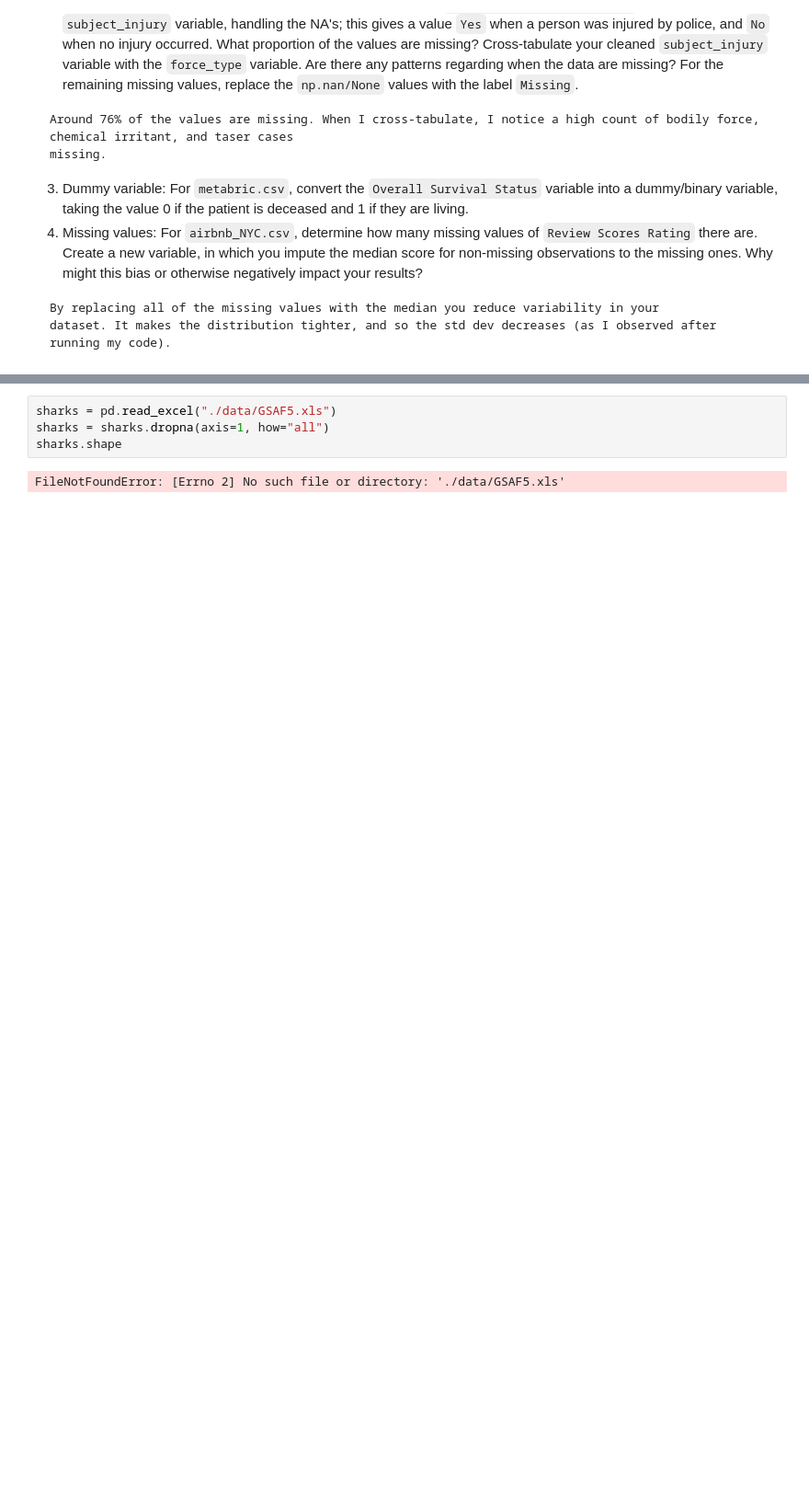
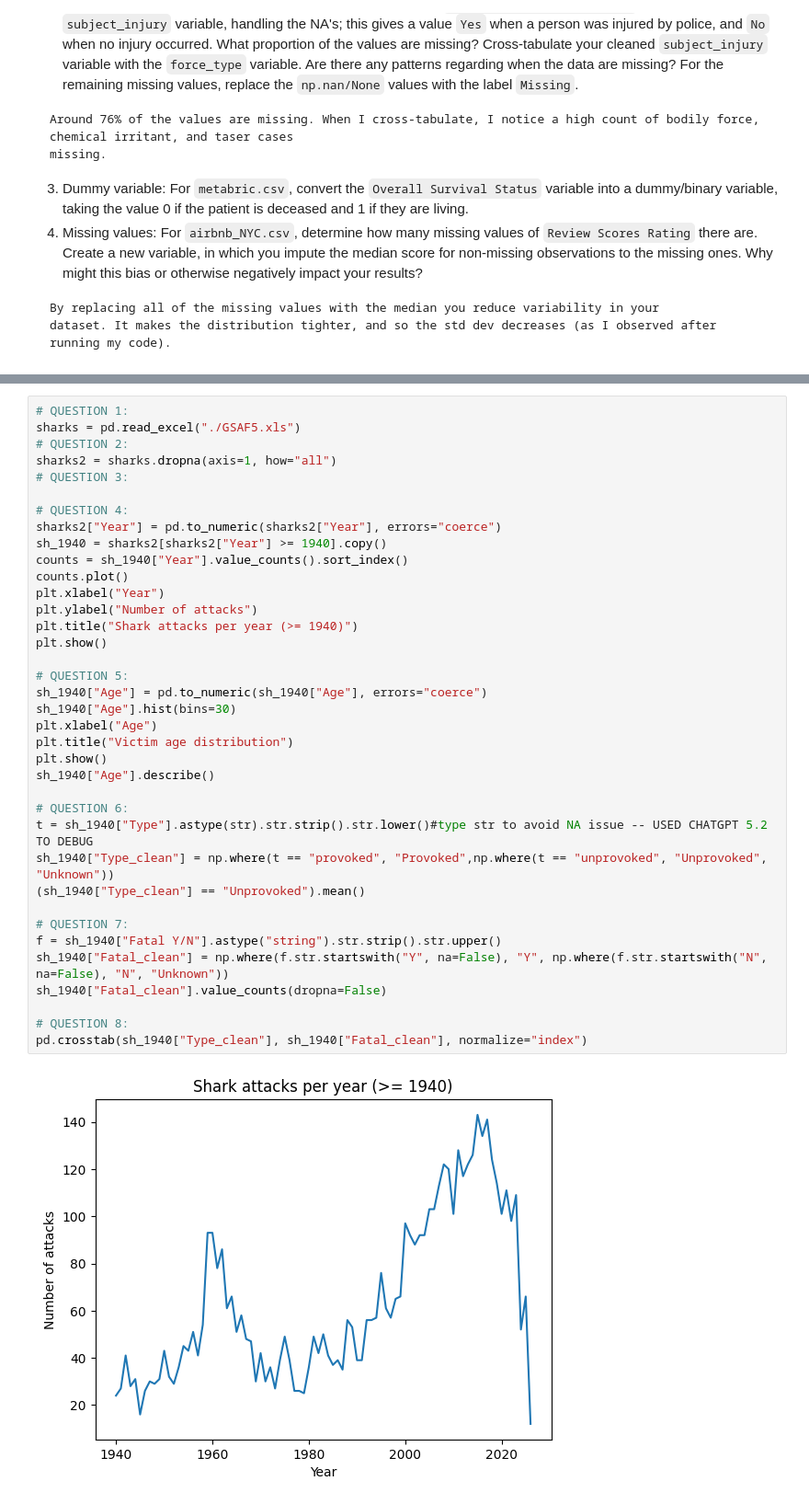
Before and after one commit to asongg/undergrad_ml_assignments, a Jupyter notebook: 01_assignment_wrangling_and_eda.ipynb, the cells around one changed output, grey strips where cells are left out. Shown at 92% size. Saved outputs shown, nothing was run; the diff lists cells and outputs as text; blank space fills up the shorter version.

```diff
--- a/01_assignment_wrangling_and_eda.ipynb
+++ b/01_assignment_wrangling_and_eda.ipynb
@@ -120,6 +141,39 @@ airbnb[["Review Scores Rating", "Review Scores Rating (NaN)"]].describe()
 # %%
-sharks = pd.read_excel("./data/GSAF5.xls")
-sharks = sharks.dropna(axis=1, how="all")
-sharks.shape
+# QUESTION 1:
+sharks = pd.read_excel("./GSAF5.xls")
+# QUESTION 2:
+sharks2 = sharks.dropna(axis=1, how="all")
+# QUESTION 3:
+
+# QUESTION 4:
+sharks2["Year"] = pd.to_numeric(sharks2["Year"], errors="coerce")
+sh_1940 = sharks2[sharks2["Year"] >= 1940].copy()
+counts = sh_1940["Year"].value_counts().sort_index()
+counts.plot()
+plt.xlabel("Year")
+plt.ylabel("Number of attacks")
+plt.title("Shark attacks per year (>= 1940)")
+plt.show()
+
+# QUESTION 5:
+sh_1940["Age"] = pd.to_numeric(sh_1940["Age"], errors="coerce")
+sh_1940["Age"].hist(bins=30)
+plt.xlabel("Age")
+plt.title("Victim age distribution")
+plt.show()
+sh_1940["Age"].describe()
+
+# QUESTION 6:
+t = sh_1940["Type"].astype(str).str.strip().str.lower()#type str to avoid NA issue -- USED CHATGPT 5.2 TO DEBUG
+sh_1940["Type_clean"] = np.where(t == "provoked", "Provoked",np.where(t == "unprovoked", "Unprovoked", "Unknown"))
+(sh_1940["Type_clean"] == "Unprovoked").mean()
+
+# QUESTION 7:
+f = sh_1940["Fatal Y/N"].astype("string").str.strip().str.upper()
+sh_1940["Fatal_clean"] = np.where(f.str.startswith("Y", na=False), "Y", np.where(f.str.startswith("N", na=False), "N", "Unknown"))
+sh_1940["Fatal_clean"].value_counts(dropna=False)
+
+# QUESTION 8:
+pd.crosstab(sh_1940["Type_clean"], sh_1940["Fatal_clean"], normalize="index")
 # %% [output]
-FileNotFoundError: [Errno 2] No such file or directory: './data/GSAF5.xls'
+[figure, added]
```
Also changed, not shown: parts of 7 cells of this notebook.
